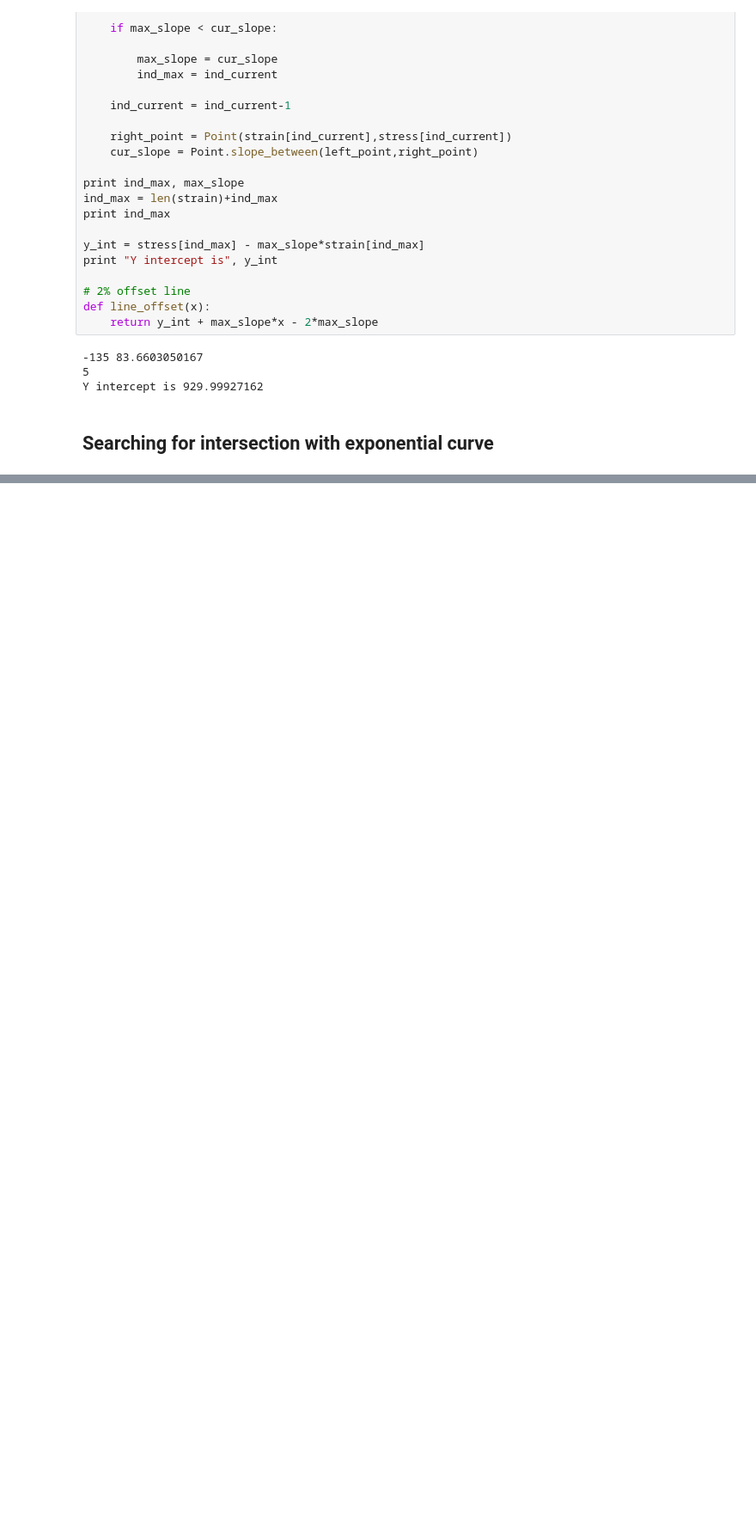
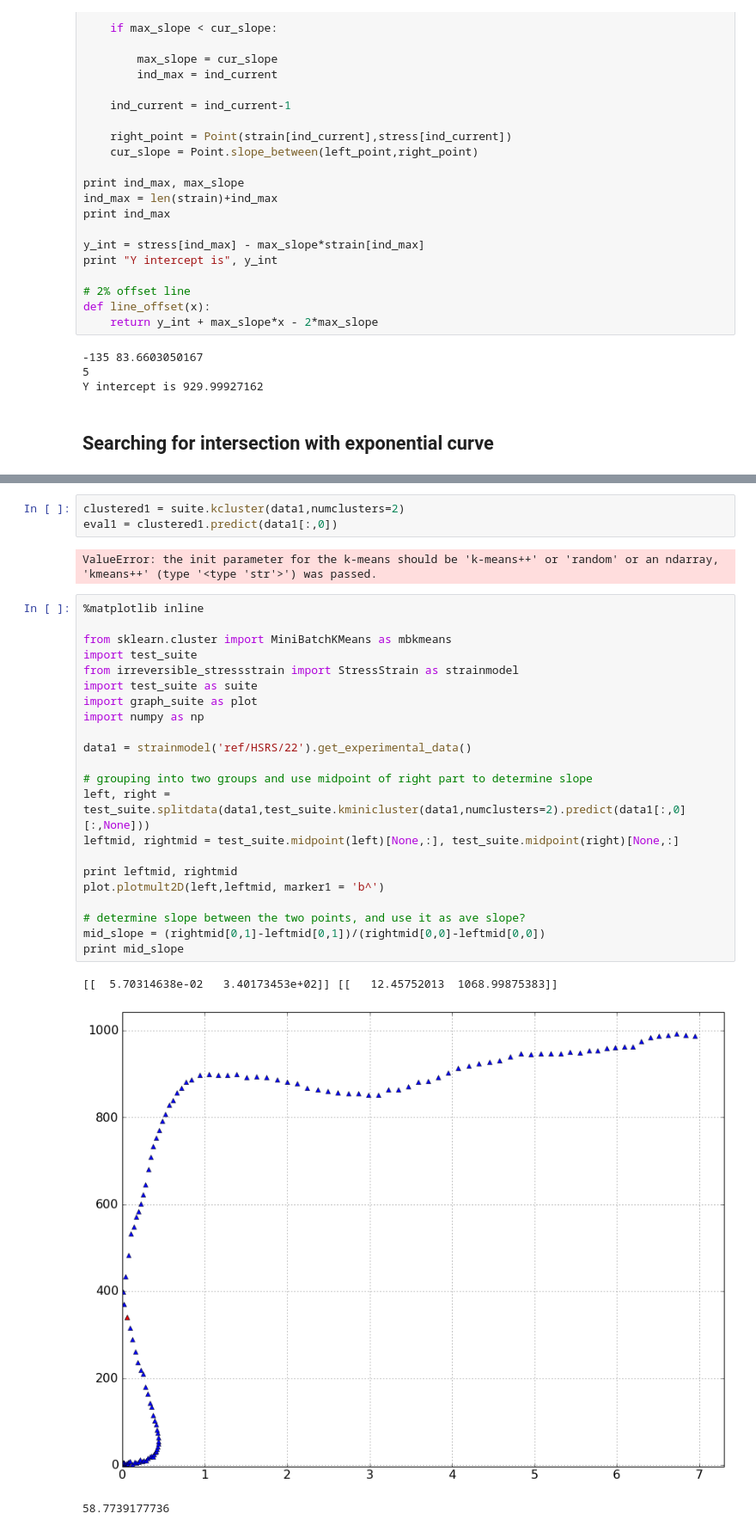
Before and after one commit to ednusi/MatPy, a Jupyter notebook: Intelligent Curve Fitting.ipynb, the cells around one changed output, grey strips where cells are left out. Shown at 86% size. Saved outputs shown, nothing was run; the diff lists cells and outputs as text; blank space fills up the shorter version.

```diff
--- a/Intelligent Curve Fitting.ipynb
+++ b/Intelligent Curve Fitting.ipynb
@@ -287,0 +431,31 @@ Average slope is 3.78059457285
+# %%
+clustered1 = suite.kcluster(data1,numclusters=2)
+eval1 = clustered1.predict(data1[:,0])
+# %% [output]
+ValueError: the init parameter for the k-means should be 'k-means++' or 'random' or an ndarray, 'kmeans++' (type '<type 'str'>') was passed.
+# %%
+%matplotlib inline
+
+from sklearn.cluster import MiniBatchKMeans as mbkmeans
+import test_suite
+from irreversible_stressstrain import StressStrain as strainmodel
+import test_suite as suite
+import graph_suite as plot
+import numpy as np
+
+data1 = strainmodel('ref/HSRS/22').get_experimental_data()
+
+# grouping into two groups and use midpoint of right part to determine slope
+left, right = test_suite.splitdata(data1,test_suite.kminicluster(data1,numclusters=2).predict(data1[:,0][:,None]))
+leftmid, rightmid = test_suite.midpoint(left)[None,:], test_suite.midpoint(right)[None,:]
+
+print leftmid, rightmid
+plot.plotmult2D(left,leftmid, marker1 = 'b^')
+
+# determine slope between the two points, and use it as ave slope?
+mid_slope = (rightmid[0,1]-leftmid[0,1])/(rightmid[0,0]-leftmid[0,0])
+print mid_slope
+# %% [output]
+[[  5.70314638e-02   3.40173453e+02]] [[   12.45752013  1068.99875383]]
+[figure, added]
+58.7739177736
```
Also changed, not shown: parts of 10 cells of this notebook, 7 other files.
